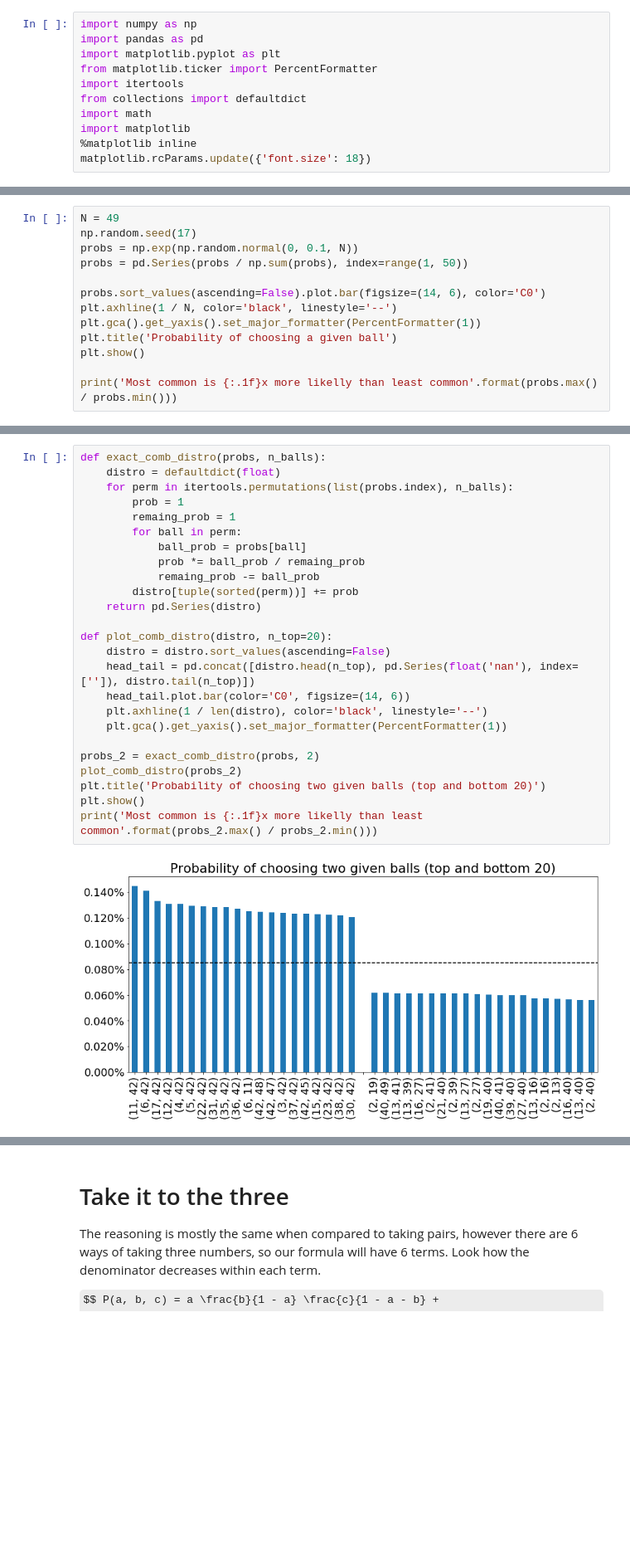
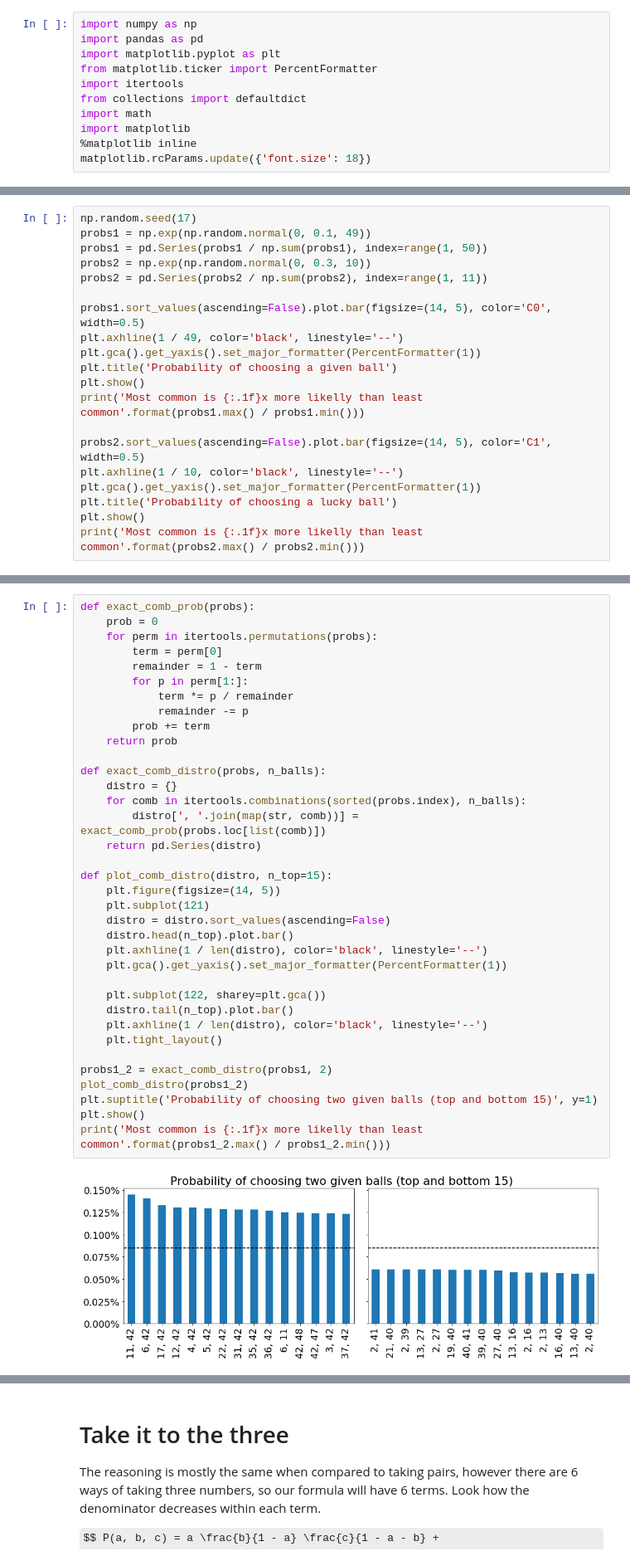
Before and after one commit to sitegui/cent-patates, a Jupyter notebook: Probability formulas.ipynb, the cells around one changed output, grey strips where cells are left out. Shown at 83% size. Cells and saved outputs as stored; diff of their text form; some formulas as TeX source; blank space fills up the shorter version.

```diff
--- a/Probability formulas.ipynb
+++ b/Probability formulas.ipynb
@@ -27,16 +26,23 @@ $$ \sum_{i} B_i = 1 $$
 
 In the graphs below, the dashed black represent what an uniform, that is unbiased, distribution would look like.
 # %%
-N = 49
 np.random.seed(17)
-probs = np.exp(np.random.normal(0, 0.1, N))
-probs = pd.Series(probs / np.sum(probs), index=range(1, 50))
+probs1 = np.exp(np.random.normal(0, 0.1, 49))
+probs1 = pd.Series(probs1 / np.sum(probs1), index=range(1, 50))
+probs2 = np.exp(np.random.normal(0, 0.3, 10))
+probs2 = pd.Series(probs2 / np.sum(probs2), index=range(1, 11))
 
-probs.sort_values(ascending=False).plot.bar(figsize=(14, 6), color='C0')
-plt.axhline(1 / N, color='black', linestyle='--')
+probs1.sort_values(ascending=False).plot.bar(figsize=(14, 5), color='C0', width=0.5)
+plt.axhline(1 / 49, color='black', linestyle='--')
 plt.gca().get_yaxis().set_major_formatter(PercentFormatter(1))
 plt.title('Probability of choosing a given ball')
 plt.show()
+print('Most common is {:.1f}x more likelly than least common'.format(probs1.max() / probs1.min()))
 
-print('Most common is {:.1f}x more likelly than least common'.format(probs.max() / probs.min()))
+probs2.sort_values(ascending=False).plot.bar(figsize=(14, 5), color='C1', width=0.5)
+plt.axhline(1 / 10, color='black', linestyle='--')
+plt.gca().get_yaxis().set_major_formatter(PercentFormatter(1))
+plt.title('Probability of choosing a lucky ball')
+plt.show()
+print('Most common is {:.1f}x more likelly than least common'.format(probs2.max() / probs2.min()))
 # %% [output]
@@ -59,32 +67,43 @@ $$ P(a, b) = a \frac{b}{1 - a} + b \frac{a}{1 - b} $$
 
 The graph below ilustrate the most and least likely pairs from our example distribution. Note how the 1.7 times preference over a single number grows into 2.6x for pairs. This tendancy will be accentuaded as we grow the size of the set of chosen numbers.
 # %%
+def exact_comb_prob(probs):
+    prob = 0
+    for perm in itertools.permutations(probs):
+        term = perm[0]
+        remainder = 1 - term
+        for p in perm[1:]:
+            term *= p / remainder
+            remainder -= p
+        prob += term
+    return prob
+
 def exact_comb_distro(probs, n_balls):
-    distro = defaultdict(float)
-    for perm in itertools.permutations(list(probs.index), n_balls):
-        prob = 1
-        remaing_prob = 1
-        for ball in perm:
-            ball_prob = probs[ball]
-            prob *= ball_prob / remaing_prob
-            remaing_prob -= ball_prob
-        distro[tuple(sorted(perm))] += prob
+    distro = {}
+    for comb in itertools.combinations(sorted(probs.index), n_balls):
+        distro[', '.join(map(str, comb))] = exact_comb_prob(probs.loc[list(comb)])
     return pd.Series(distro)
 
-def plot_comb_distro(distro, n_top=20):
+def plot_comb_distro(distro, n_top=15):
+    plt.figure(figsize=(14, 5))
+    plt.subplot(121)
     distro = distro.sort_values(ascending=False)
-    head_tail = pd.concat([distro.head(n_top), pd.Series(float('nan'), index=['']), distro.tail(n_top)])
-    head_tail.plot.bar(color='C0', figsize=(14, 6))
+    distro.head(n_top).plot.bar()
     plt.axhline(1 / len(distro), color='black', linestyle='--')
     plt.gca().get_yaxis().set_major_formatter(PercentFormatter(1))
 
-probs_2 = exact_comb_distro(probs, 2)
-plot_comb_distro(probs_2)
-plt.title('Probability of choosing two given balls (top and bottom 20)')
+    plt.subplot(122, sharey=plt.gca())
+    distro.tail(n_top).plot.bar()
+    plt.axhline(1 / len(distro), color='black', linestyle='--')
+    plt.tight_layout()
+
+probs1_2 = exact_comb_distro(probs1, 2)
+plot_comb_distro(probs1_2)
+plt.suptitle('Probability of choosing two given balls (top and bottom 15)', y=1)
 plt.show()
-print('Most common is {:.1f}x more likelly than least common'.format(probs_2.max() / probs_2.min()))
+print('Most common is {:.1f}x more likelly than least common'.format(probs1_2.max() / probs1_2.min()))
 # %% [output]
-[figure, old version]
+[figure, new version]
 Most common is 2.6x more likelly than least common
 # %% [markdown]
 # Take it to the three
```
Also changed, not shown: parts of 12 cells of this notebook.
